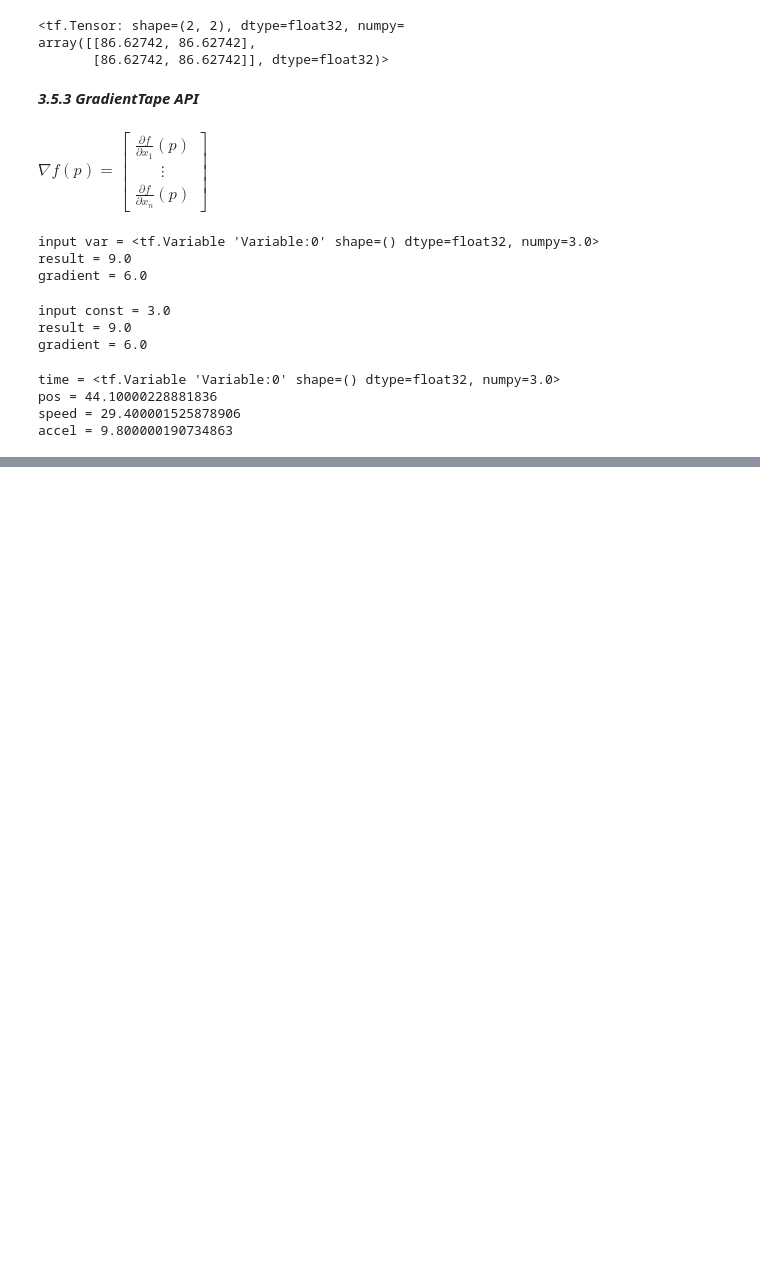
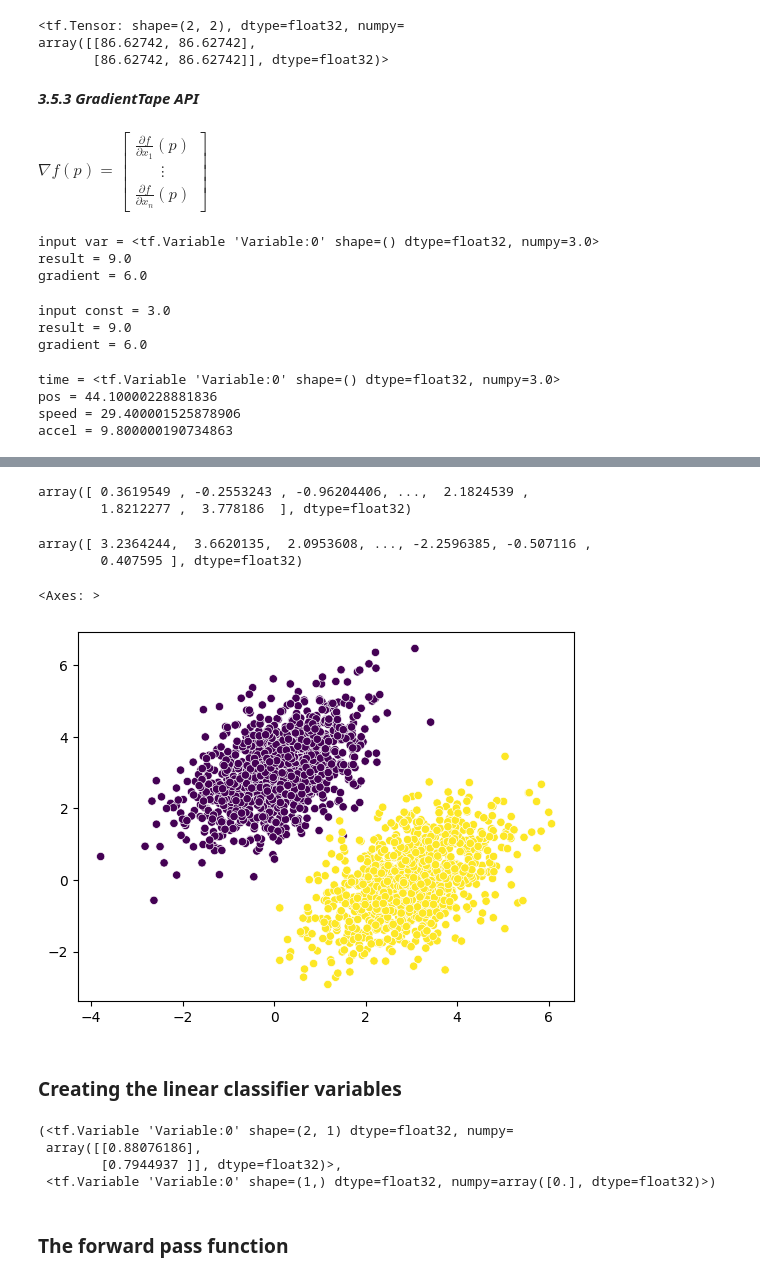
Before and after one commit to JFrankVC/deepL-intro, a Jupyter notebook: ch03_introTF.ipynb, the cells around one changed output, grey strips where cells are left out. Cells and saved outputs as stored; diff of their text form; code cells hidden in the pictures; blank space fills up the shorter version.

```diff
--- a/ch03_introTF.ipynb
+++ b/ch03_introTF.ipynb
@@ -158,0 +196,2 @@ accel = 9.800000190734863
+# %%
+inputs = np.vstack((negative_samples, positive_samples)).astype(np.float32)
@@ -158,0 +214,3 @@ accel = 9.800000190734863
+# %%
+targets = np.vstack((np.zeros((num_samples_per_class, 1), dtype="float32"),
+                     np.ones((num_samples_per_class, 1), dtype="float32")))
@@ -158,0 +239,19 @@ accel = 9.800000190734863
+# %%
+inputs[:, 0]
+# %% [output]
+array([ 0.3619549 , -0.2553243 , -0.96204406, ...,  2.1824539 ,
+        1.8212277 ,  3.778186  ], dtype=float32)
+# %%
+inputs[:, 1]
+# %% [output]
+array([ 3.2364244,  3.6620135,  2.0953608, ..., -2.2596385, -0.507116 ,
+        0.407595 ], dtype=float32)
+# %%
+#plt.scatter(inputs[:, 0], inputs[:, 1], c=targets[:, 0])
+#plt.show()
+sns.scatterplot(x=inputs[:, 0], y=inputs[:, 1], c=targets[:, 0])
+# %% [output]
+<Axes: >
+[figure, added]
+# %% [markdown]
+### Creating the linear classifier variables
@@ -158,0 +263,9 @@ accel = 9.800000190734863
+# %%
+W,b
+# %% [output]
+(<tf.Variable 'Variable:0' shape=(2, 1) dtype=float32, numpy=
+ array([[0.88076186],
+        [0.7944937 ]], dtype=float32)>,
+ <tf.Variable 'Variable:0' shape=(1,) dtype=float32, numpy=array([0.], dtype=float32)>)
+# %% [markdown]
+### The forward pass function
```
Also changed, not shown: parts of 26 cells of this notebook.
